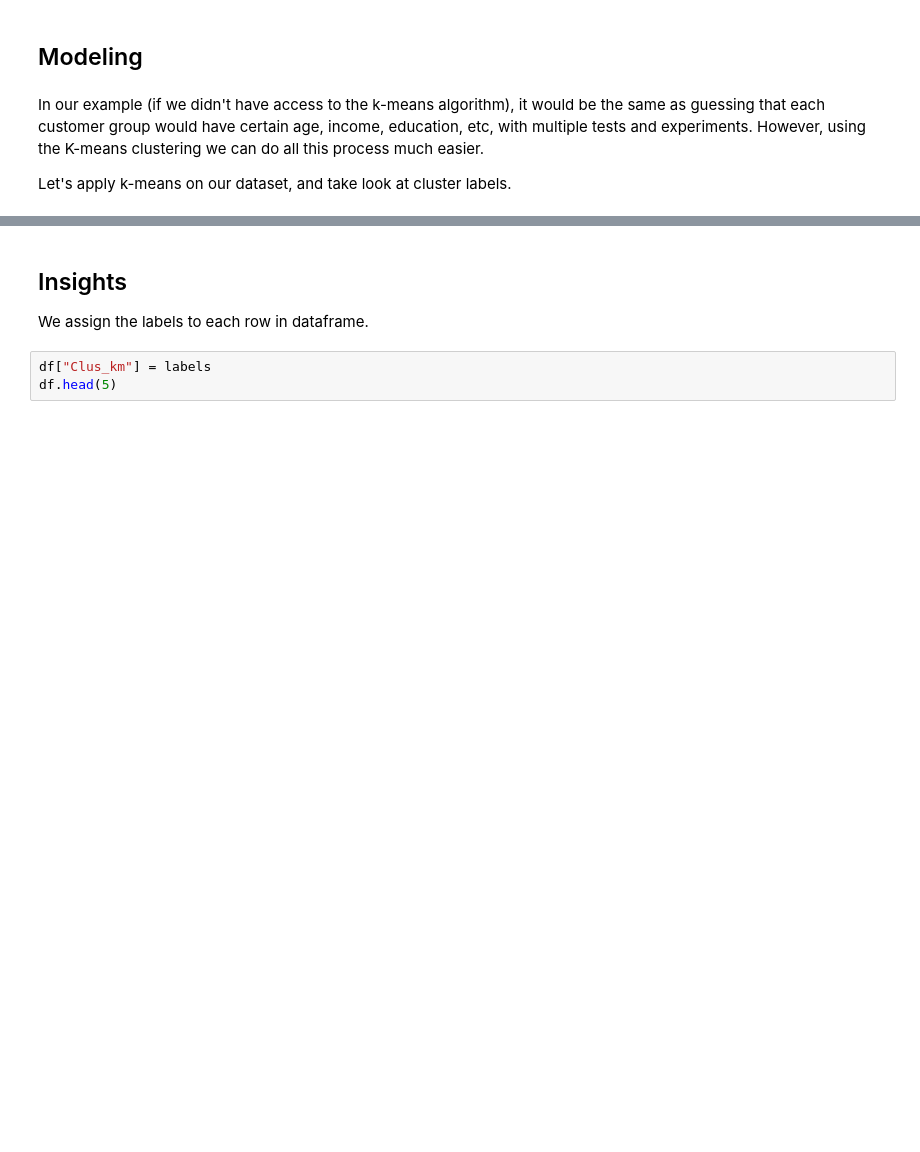
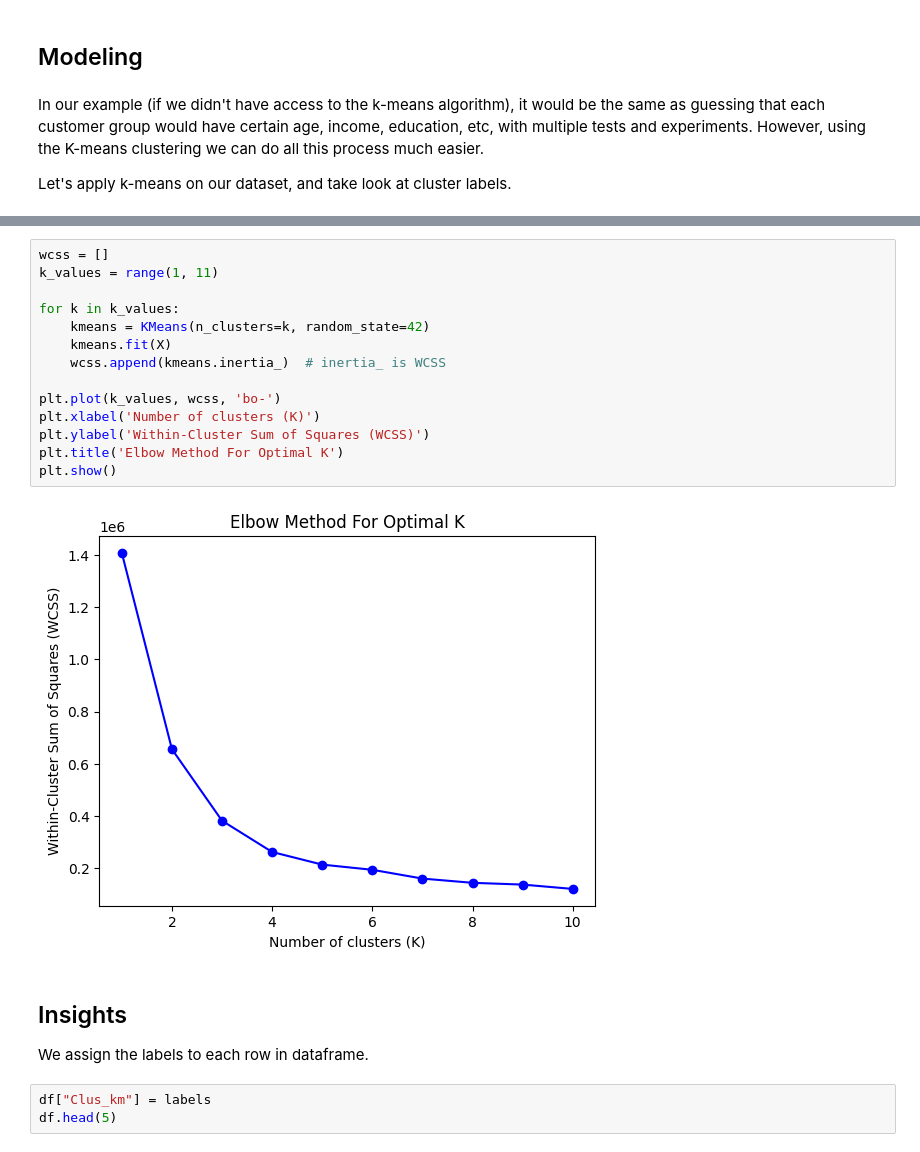
Before and after one commit to jadijadi/machine_learning_with_python_jadi, a Jupyter notebook: ML0101EN-Clus-K-Means-Customer-Seg.ipynb, the cells around one changed output, grey strips where cells are left out. Drawn from its saved outputs; the diff is of its cells as text; blank space fills up the shorter version.

Commit message:
Add elbow method for K-means

```diff
--- a/ML0101EN-Clus-K-Means-Customer-Seg.ipynb
+++ b/ML0101EN-Clus-K-Means-Customer-Seg.ipynb
@@ -253,3 +334,19 @@ print(labels)
+# %%
+wcss = []
+k_values = range(1, 11)
+
+for k in k_values:
+    kmeans = KMeans(n_clusters=k, random_state=42)
+    kmeans.fit(X)
+    wcss.append(kmeans.inertia_)  # inertia_ is WCSS
+
+plt.plot(k_values, wcss, 'bo-')
+plt.xlabel('Number of clusters (K)')
+plt.ylabel('Within-Cluster Sum of Squares (WCSS)')
+plt.title('Elbow Method For Optimal K')
+plt.show()
+# %% [output]
+[figure, added]
 # %% [markdown]
 <h2 id="insights">Insights</h2>
 
```
Also changed, not shown: parts of 15 cells of this notebook.
